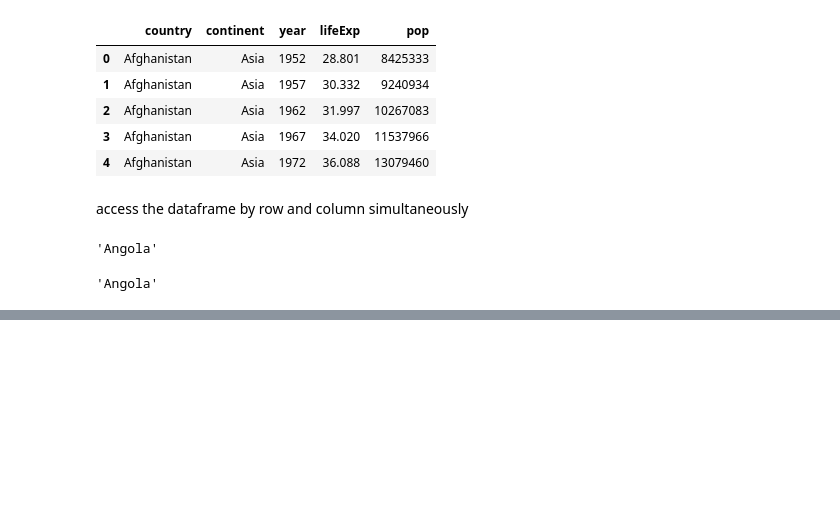
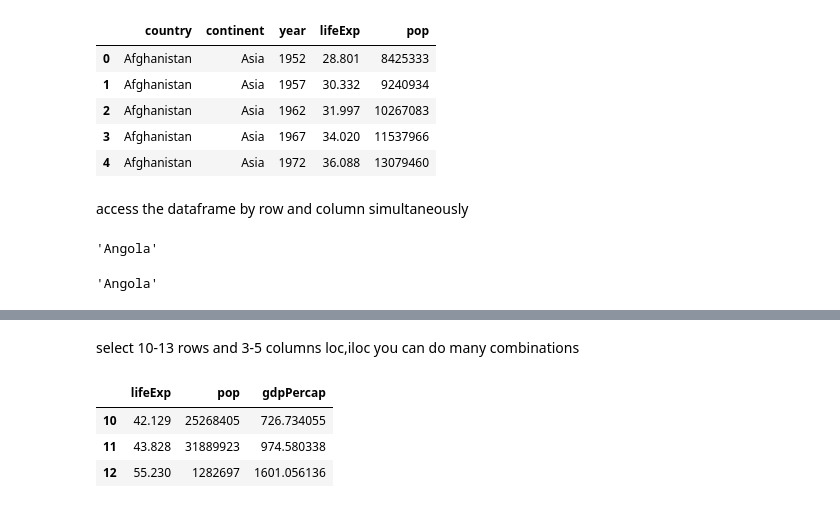
Before and after one commit to animeshmaiti/data-science-python, a Jupyter notebook: import-csv.ipynb, the cells around one changed output, grey strips where cells are left out. Saved outputs shown, nothing was run; the diff lists cells and outputs as text; code cells hidden in the pictures; blank space fills up the shorter version.

```diff
--- a/import-csv.ipynb
+++ b/import-csv.ipynb
@@ -218,0 +235,9 @@ df.iloc[42,0]
+# %% [markdown]
+select 10-13 rows and 3-5 columns loc,iloc you can do many combinations
+# %%
+df.iloc[10:13,3:6]
+# %% [output]
+|  | lifeExp | pop | gdpPercap |
+| 10 | 42.129 | 25268405 | 726.734055 |
+| 11 | 43.828 | 31889923 | 974.580338 |
+| 12 | 55.230 | 1282697 | 1601.056136 |
```
Also changed, not shown: parts of 10 cells of this notebook.
